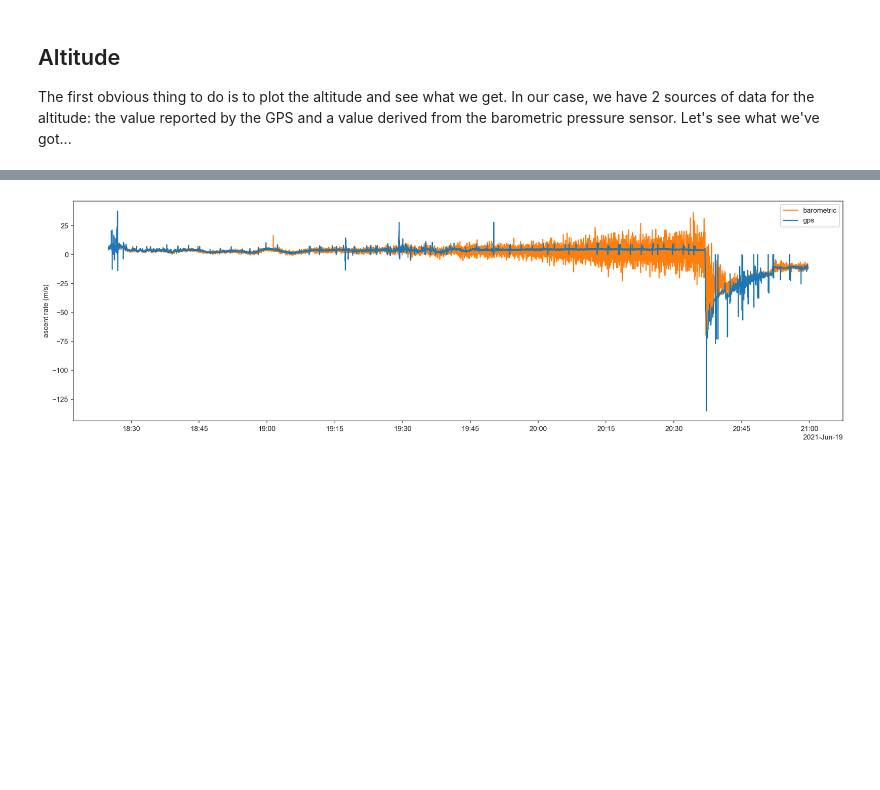
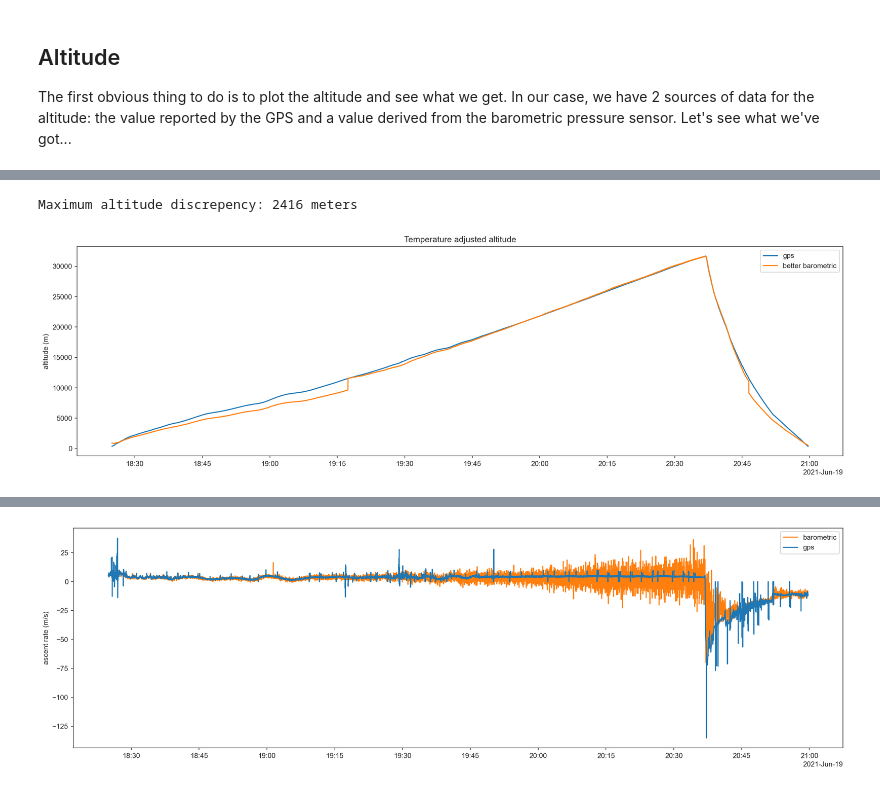
Before and after one commit to ungood/graupel-1, a Jupyter notebook: processing/DataAnalysis.ipynb, the cells around one changed output, grey strips where cells are left out. Cells and saved outputs as stored; diff of their text form; code cells hidden in the pictures; blank space fills up the shorter version.

```diff
--- a/processing/DataAnalysis.ipynb
+++ b/processing/DataAnalysis.ipynb
@@ -247,0 +277,38 @@ plt.show()
+# %%
+# From: https://commons.erau.edu/cgi/viewcontent.cgi?article=1124&context=ijaaa
+def calc_altitude_temp_adjusted(pressure_Pa, temperature_C):
+    temperature_K = temperature_C + 273.15
+    layer = isa['base_pressure_Pa'].searchsorted(pressure_Pa)
+    parameters = isa.iloc[layer]
+
+    base_altitude_m = parameters['geopotential_altitude_m']
+    base_temperature_K = parameters['base_temperature_K']
+    temp_ratio = base_temperature_K / temperature_K
+
+    pressure_ratio = pressure_Pa / parameters['base_pressure_Pa']
+
+    density_ratio = pressure_ratio * temp_ratio
+    lapse_rate = parameters['lapse_rate_K_m']
+
+    if lapse_rate == 0:
+        factor = altitude_constants * base_temperature_K
+        return base_altitude_m + factor * math.log(density_ratio)
+    else:
+        factor = base_temperature_K / lapse_rate
+        exponent = altitude_constants * lapse_rate
+        return base_altitude_m + factor * (pow(density_ratio, exponent)-1)
+
+calc_altitude_temp_adjusted = np.vectorize(calc_altitude_temp_adjusted)
+# %%
+mission_data['temp_adjusted_altitude_m'] = calc_altitude_temp_adjusted(mission_data['pressure_Pa'], mission_data['temperature_C'])
+ax = pretty_plots()
+ax.plot(mission_data[['gps_altitude_m', 'temp_adjusted_altitude_m']])
+ax.set_ylabel("altitude (m)")
+ax.legend(["gps", "better barometric"]);
+ax.set_title("Temperature adjusted altitude")
+
+difference = mission_data["gps_altitude_m"] - mission_data["temp_adjusted_altitude_m"]
+print(f"Maximum altitude discrepency: {difference.max():.0f} meters")
+# %% [output]
+Maximum altitude discrepency: 2416 meters
+[figure, added]
```
Also changed, not shown: parts of 38 cells of this notebook, 8 other files.
